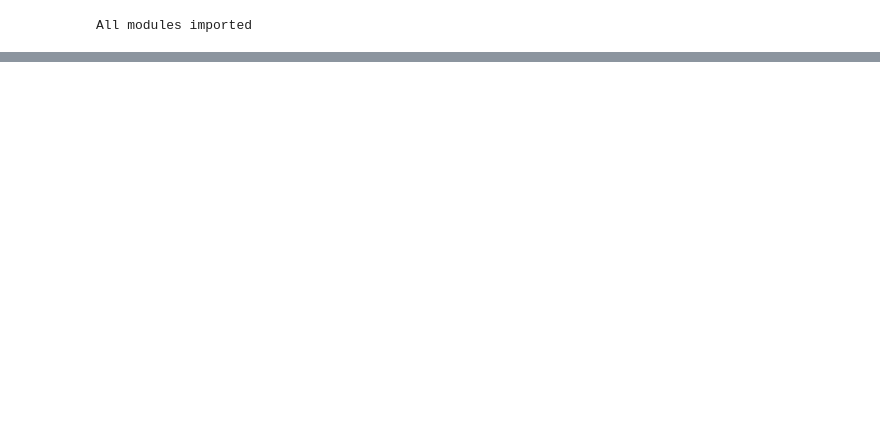
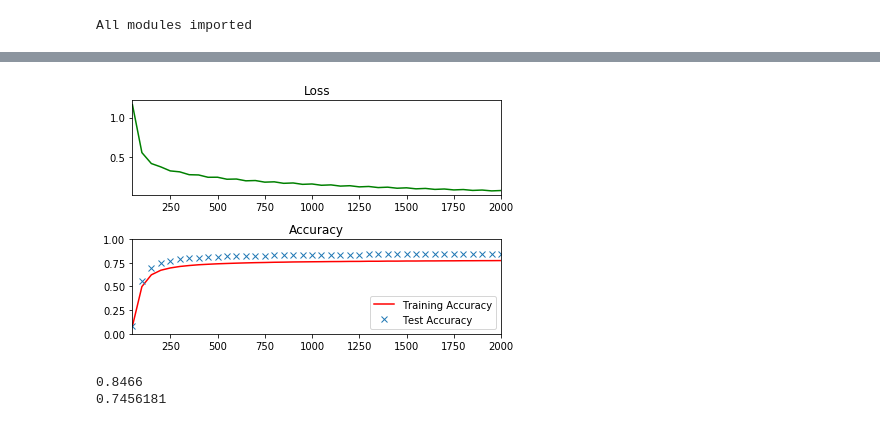
Before and after one commit to LiYan1988/tensorflow-lab, a Jupyter notebook: lab-1.ipynb, the cells around one changed output, grey strips where cells are left out. Saved outputs shown, nothing was run; the diff lists cells and outputs as text; code cells hidden in the pictures; blank space fills up the shorter version.

```diff
--- a/lab-1.ipynb
+++ b/lab-1.ipynb
@@ -72,0 +152,11 @@ A
+# %%
+pickle_file = 'notMNIST.pickle'
+with open(pickle_file, 'rb') as pfile:
+    pickle_data = pickle.load(pfile)
+    train_features = pickle_data['train_features']
+    train_labels = pickle_data['train_labels']
+    test_features = pickle_data['test_features']
+    test_labels = pickle_data['test_labels']
+    del pickle_data
+
+print('Data loaded.')
@@ -72,0 +289,20 @@ A
+# %%
+loss_plot = plt.subplot(211)
+loss_plot.set_title('Loss')
+loss_plot.plot(batches, np.log10(loss_batch), 'g')
+loss_plot.set_xlim([batches[0], batches[-1]])
+acc_plot = plt.subplot(212)
+acc_plot.set_title('Accuracy')
+acc_plot.plot(batches, train_acc_batch, 'r', label='Training Accuracy')
+acc_plot.plot(batches, test_acc_batch, 'x', label='Test Accuracy')
+acc_plot.set_ylim([0, 1.0])
+acc_plot.set_xlim([batches[0], batches[-1]])
+acc_plot.legend(loc='lower right')
+plt.tight_layout()
+plt.show()
+print(test_acc)
+print(test_loss)
+# %% [output]
+[figure, added]
+0.8466
+0.7456181
```
Also changed, not shown: parts of 23 cells of this notebook, 2 other files.
